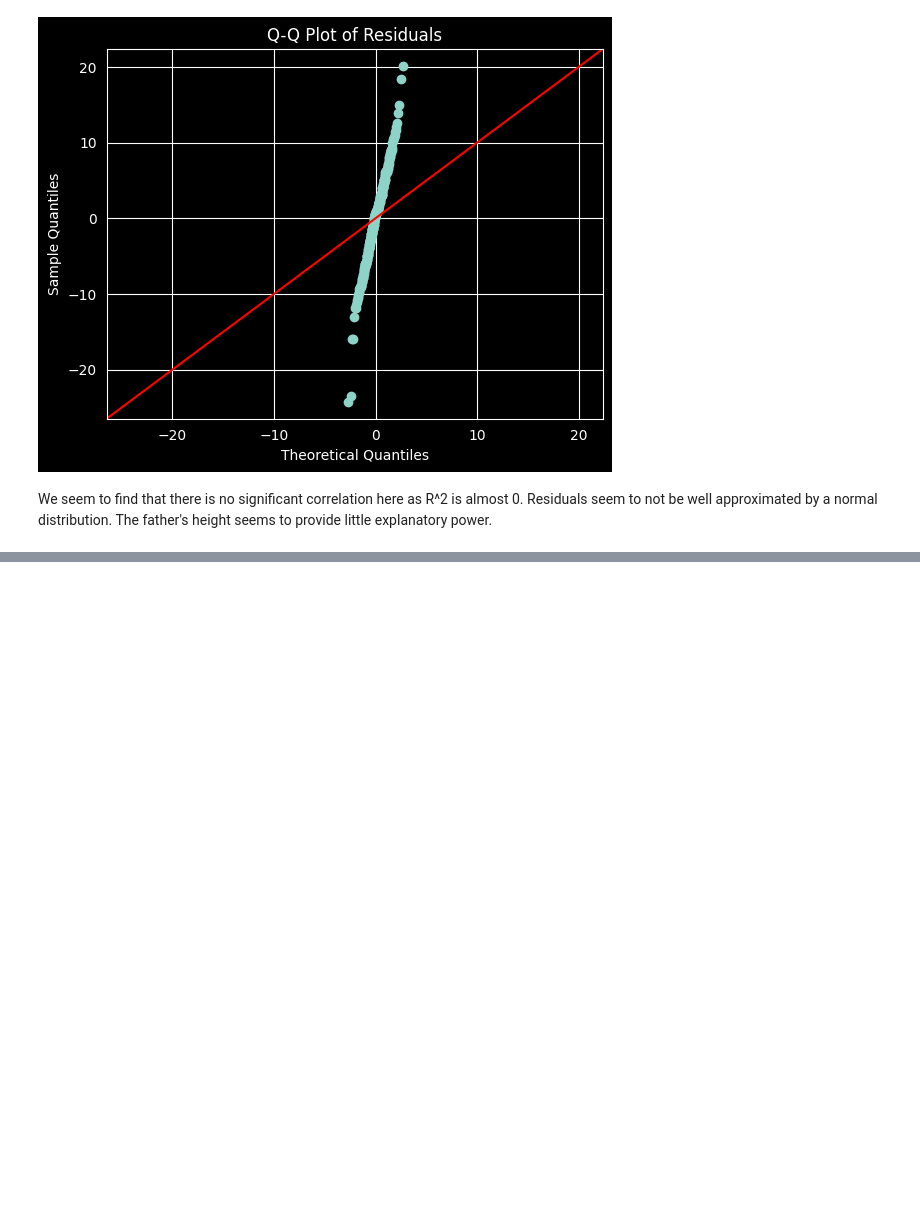
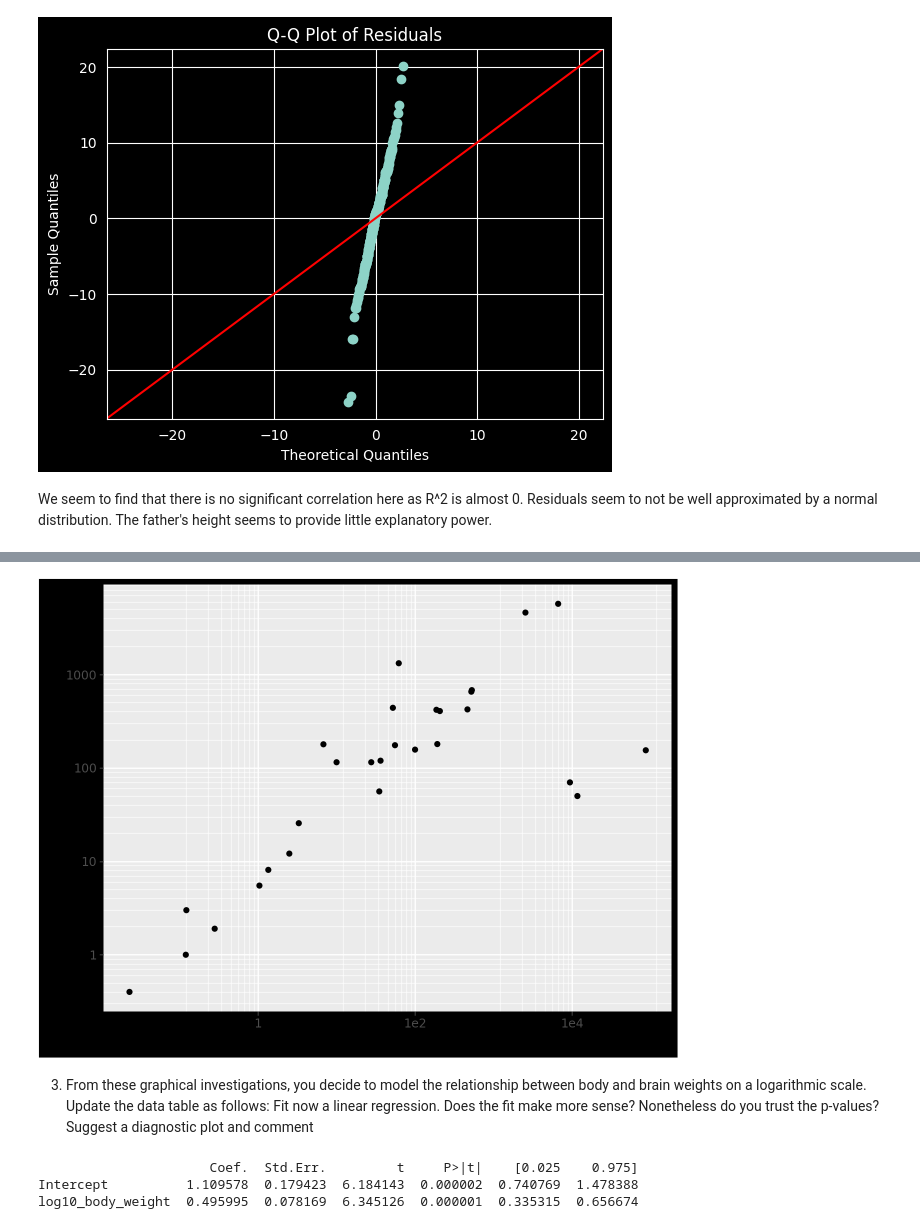
Before and after one commit to areiljan/DataScience, a Jupyter notebook: EX10/10.ipynb, the cells around one changed output, grey strips where cells are left out. Saved outputs shown, nothing was run; the diff lists cells and outputs as text; code cells hidden in the pictures; blank space fills up the shorter version.

```diff
--- a/EX10/10.ipynb
+++ b/EX10/10.ipynb
@@ -163,0 +222,11 @@ We seem to find that there is no significant correlation here as R^2 is almost 0
+# %%
+# Using log scale now
+(ggplot(dt, aes(x='body_weight', y='brain_weight')) +
+geom_point() +
+scale_x_log10() + scale_y_log10()).show()
+# %% [output]
+[figure, added]
+# %% [markdown]
+3. From these graphical investigations, you decide to model the relationship between body and brain
+weights on a logarithmic scale. Update the data table as follows: Fit now a linear regression. Does the fit make more sense? Nonetheless do you trust the p-values? Suggest
+a diagnostic plot and comment
@@ -163,0 +236,8 @@ We seem to find that there is no significant correlation here as R^2 is almost 0
+# %%
+fit2 = smf.ols('log10_brain_weight ~ log10_body_weight', data=dt).fit()
+print(fit2.summary2().tables[1])
+# The slop is now positive which makes sense
+# %% [output]
+                      Coef.  Std.Err.         t     P>|t|    [0.025    0.975]
+Intercept          1.109578  0.179423  6.184143  0.000002  0.740769  1.478388
+log10_body_weight  0.495995  0.078169  6.345126  0.000001  0.335315  0.656674
```
Also changed, not shown: parts of 17 cells of this notebook.
